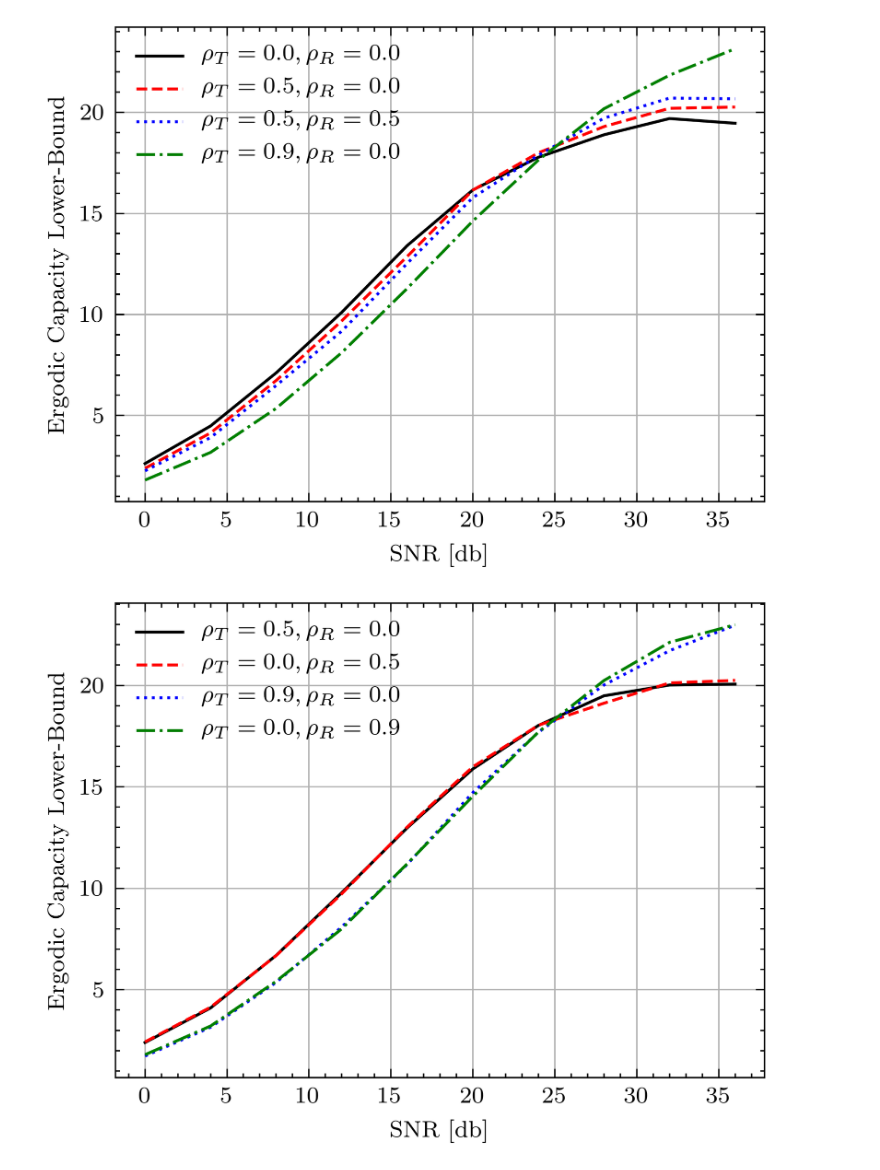
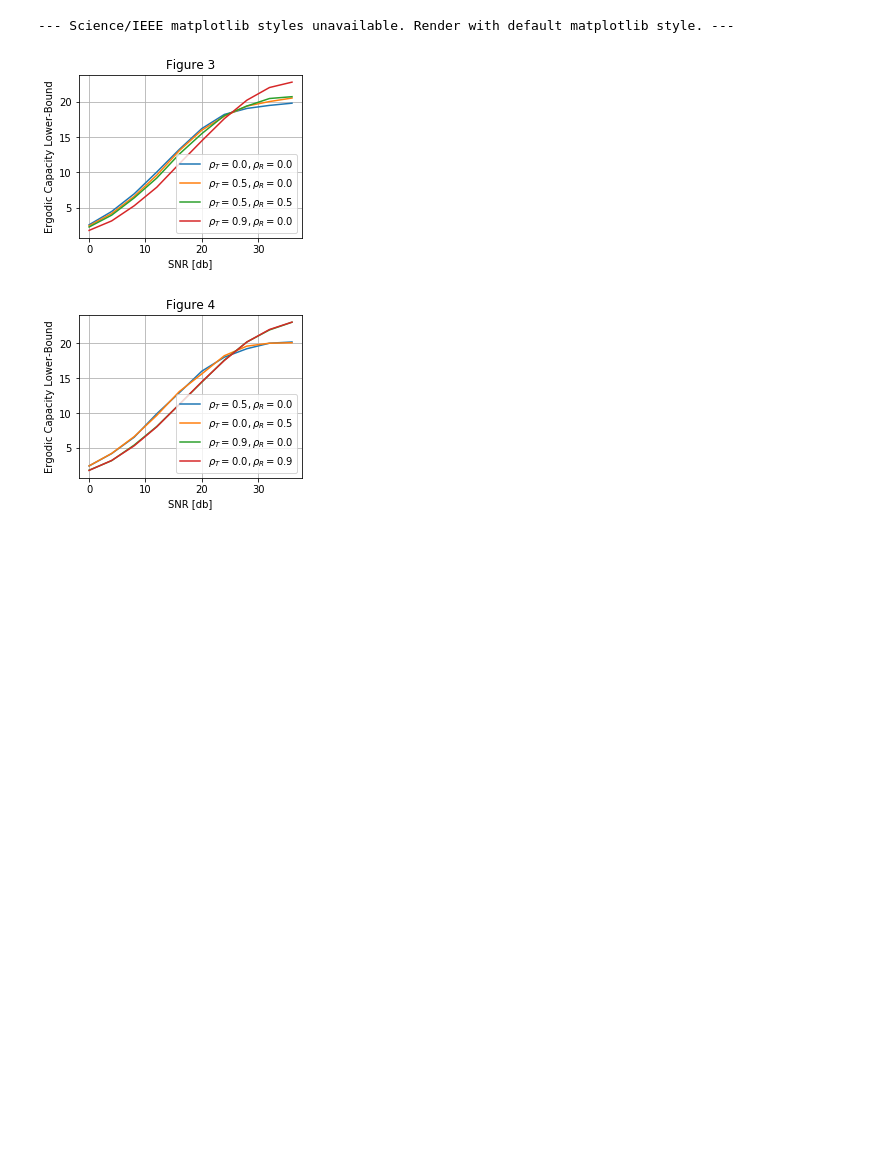
Before and after one commit to mdelrosa/eec266_project, a Jupyter notebook: eec266_project.ipynb, the cells around one changed output. Saved outputs shown, nothing was run; the diff lists cells and outputs as text; code cells hidden in the pictures; blank space fills up the shorter version.

```diff
--- a/eec266_project.ipynb
+++ b/eec266_project.ipynb
@@ -286,35 +283,45 @@ pickle.dump()
 import matplotlib
 import matplotlib.pyplot as plt
 import numpy as np
-plt.style.use(['science','ieee'])
-# Data for plotting
+# chceck for science/ieee matplotlib styles
+try:
+  plt.style.use(['science','ieee'])
+  save_bool = True
+except:
+  print("--- Science/IEEE matplotlib styles unavailable. Render with default matplotlib style. ---")
+  save_bool = False
+# Labels for plotting
 # for fig3
 fig3_labels = {
     0: r'$\rho_T=0.0,\rho_R=0.0$',
     1: r'$\rho_T=0.5,\rho_R=0.0$',
     2: r'$\rho_T=0.5,\rho_R=0.5$',
     3: r'$\rho_T=0.9,\rho_R=0.0$'
 }
 # for fig4
 fig4_labels = {
     0: r'$\rho_T=0.5,\rho_R=0.0$',
     1: r'$\rho_T=0.0,\rho_R=0.5$',
     2: r'$\rho_T=0.9,\rho_R=0.0$',
     3: r'$\rho_T=0.0,\rho_R=0.9$'
 }
 labels_list = [fig3_labels,fig4_labels]
 fig_names = ['fig3','fig4']
+fig_names_long = ['Figure 3','Figure 4']
 for j in range(2):
     fig, ax = plt.subplots(figsize=(4,3))
     cap_dict = cap_out_list[j]
     labels = labels_list[j]
     for i in range(4):
         ax.plot(snr_list, cap_dict[i],label=labels[i])
     ax.set(xlabel='SNR [db]', ylabel='Ergodic Capacity Lower-Bound')
     ax.grid()
     ax.legend()
-    fig.savefig("figures/{}.png".format(fig_names[j]))
+    ax.set_title("{}".format(fig_names_long[j]))
+    if save_bool:
+      fig.savefig("figures/{}.png".format(fig_names[j]))
     plt.show()
 # %% [output]
+--- Science/IEEE matplotlib styles unavailable. Render with default matplotlib style. ---
-[figure, old version]
+[figure, new version]
-[figure, old version]
+[figure, new version]
```
Also changed, not shown: parts of 5 cells of this notebook.
